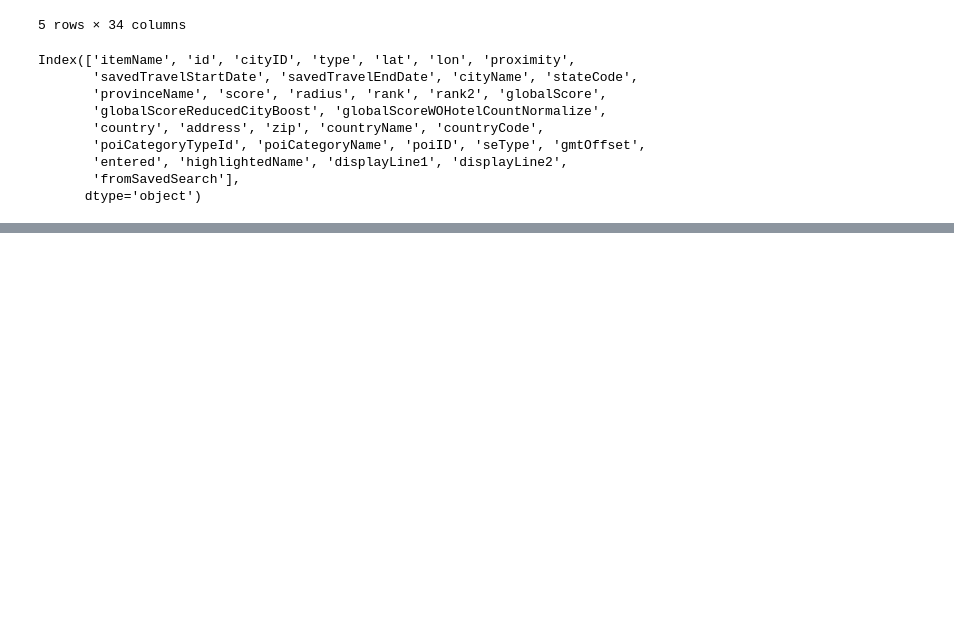
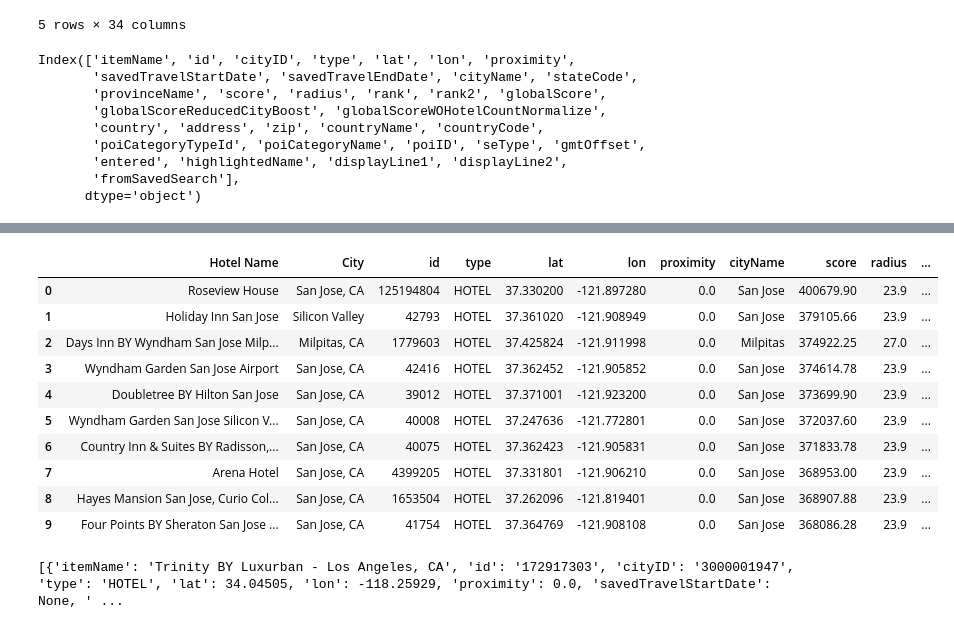
Before and after one commit to tayloresque/Project3_Group4, a Jupyter notebook: CAT working code.ipynb, the cells around one changed output, grey strips where cells are left out. Saved outputs shown, nothing was run; the diff lists cells and outputs as text; code cells hidden in the pictures; blank space fills up the shorter version.

```diff
--- a/CAT working code.ipynb
+++ b/CAT working code.ipynb
@@ -108,0 +78,13 @@ SFhotel_data_select
+# %%
+url = "https://priceline-com-provider.p.rapidapi.com/v1/hotels/locations"
+
+querystring = {"name":"SAN JOSE CALIFORNIA","search_type":"HOTEL"}
+
+headers = {
+	"X-RapidAPI-Key": "3e6b744580msh4923cc9e6404566p18d83fjsnf66d6bfce325",
+	"X-RapidAPI-Host": "priceline-com-provider.p.rapidapi.com"
+}
+
+response = requests.get(url, headers=headers, params=querystring)
+
+print(response.json())
@@ -108,0 +93,6 @@ SFhotel_data_select
+# %%
+dictionary_data = json.loads(response.text)
+
+SJhotel_data = pd.DataFrame(dictionary_data)
+
+SJhotel_data.head()
@@ -108,0 +119,39 @@ SFhotel_data_select
+# %%
+SJhotel_data['Hotel Name'] = SJhotel_data['itemName'].str.split('-').str[0]
+SJhotel_data['City'] = SJhotel_data['itemName'].str.split('-').str[1]
+
+column_to_select = ['Hotel Name', 'City', 'id', 'type',
+                    'lat', 'lon','proximity', 'cityName',
+                    'score','radius', 'zip',
+                    ]
+
+SJhotel_data_select = SJhotel_data[column_to_select]
+
+SJhotel_data_select
+# %% [output]
+|  | Hotel Name | City | id | type | lat | lon | proximity | cityName | score | radius | ... |
+| 0 | Roseview House | San Jose, CA | 125194804 | HOTEL | 37.330200 | -121.897280 | 0.0 | San Jose | 400679.90 | 23.9 | ... |
+| 1 | Holiday Inn San Jose | Silicon Valley | 42793 | HOTEL | 37.361020 | -121.908949 | 0.0 | San Jose | 379105.66 | 23.9 | ... |
+| 2 | Days Inn BY Wyndham San Jose Milp... | Milpitas, CA | 1779603 | HOTEL | 37.425824 | -121.911998 | 0.0 | Milpitas | 374922.25 | 27.0 | ... |
+| 3 | Wyndham Garden San Jose Airport | San Jose, CA | 42416 | HOTEL | 37.362452 | -121.905852 | 0.0 | San Jose | 374614.78 | 23.9 | ... |
+| 4 | Doubletree BY Hilton San Jose | San Jose, CA | 39012 | HOTEL | 37.371001 | -121.923200 | 0.0 | San Jose | 373699.90 | 23.9 | ... |
+| 5 | Wyndham Garden San Jose Silicon V... | San Jose, CA | 40008 | HOTEL | 37.247636 | -121.772801 | 0.0 | San Jose | 372037.60 | 23.9 | ... |
+| 6 | Country Inn & Suites BY Radisson,... | San Jose, CA | 40075 | HOTEL | 37.362423 | -121.905831 | 0.0 | San Jose | 371833.78 | 23.9 | ... |
+| 7 | Arena Hotel | San Jose, CA | 4399205 | HOTEL | 37.331801 | -121.906210 | 0.0 | San Jose | 368953.00 | 23.9 | ... |
+| 8 | Hayes Mansion San Jose, Curio Col... | San Jose, CA | 1653504 | HOTEL | 37.262096 | -121.819401 | 0.0 | San Jose | 368907.88 | 23.9 | ... |
+| 9 | Four Points BY Sheraton San Jose ... | San Jose, CA | 41754 | HOTEL | 37.364769 | -121.908108 | 0.0 | San Jose | 368086.28 | 23.9 | ... |
+# %%
+url = "https://priceline-com-provider.p.rapidapi.com/v1/hotels/locations"
+
+querystring = {"name":"LOS ANGELES","search_type":"HOTEL"}
+
+headers = {
+	"X-RapidAPI-Key": "3e6b744580msh4923cc9e6404566p18d83fjsnf66d6bfce325",
+	"X-RapidAPI-Host": "priceline-com-provider.p.rapidapi.com"
+}
+
+response = requests.get(url, headers=headers, params=querystring)
+
+print(response.json())
+# %% [output]
+[{'itemName': 'Trinity BY Luxurban - Los Angeles, CA', 'id': '172917303', 'cityID': '3000001947', 'type': 'HOTEL', 'lat': 34.04505, 'lon': -118.25929, 'proximity': 0.0, 'savedTravelStartDate': None, ' ...
```
Also changed, not shown: parts of 9 cells of this notebook.
